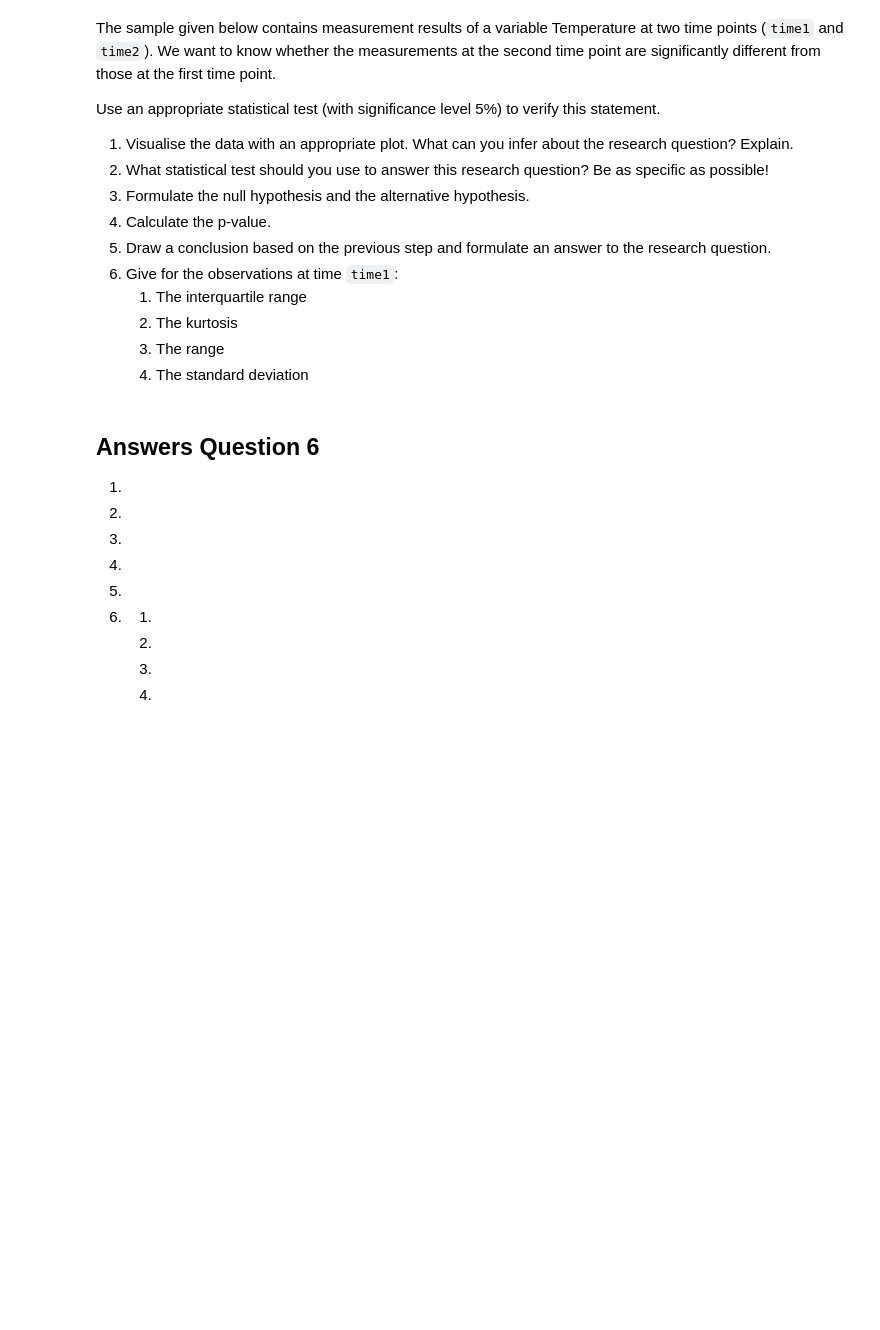
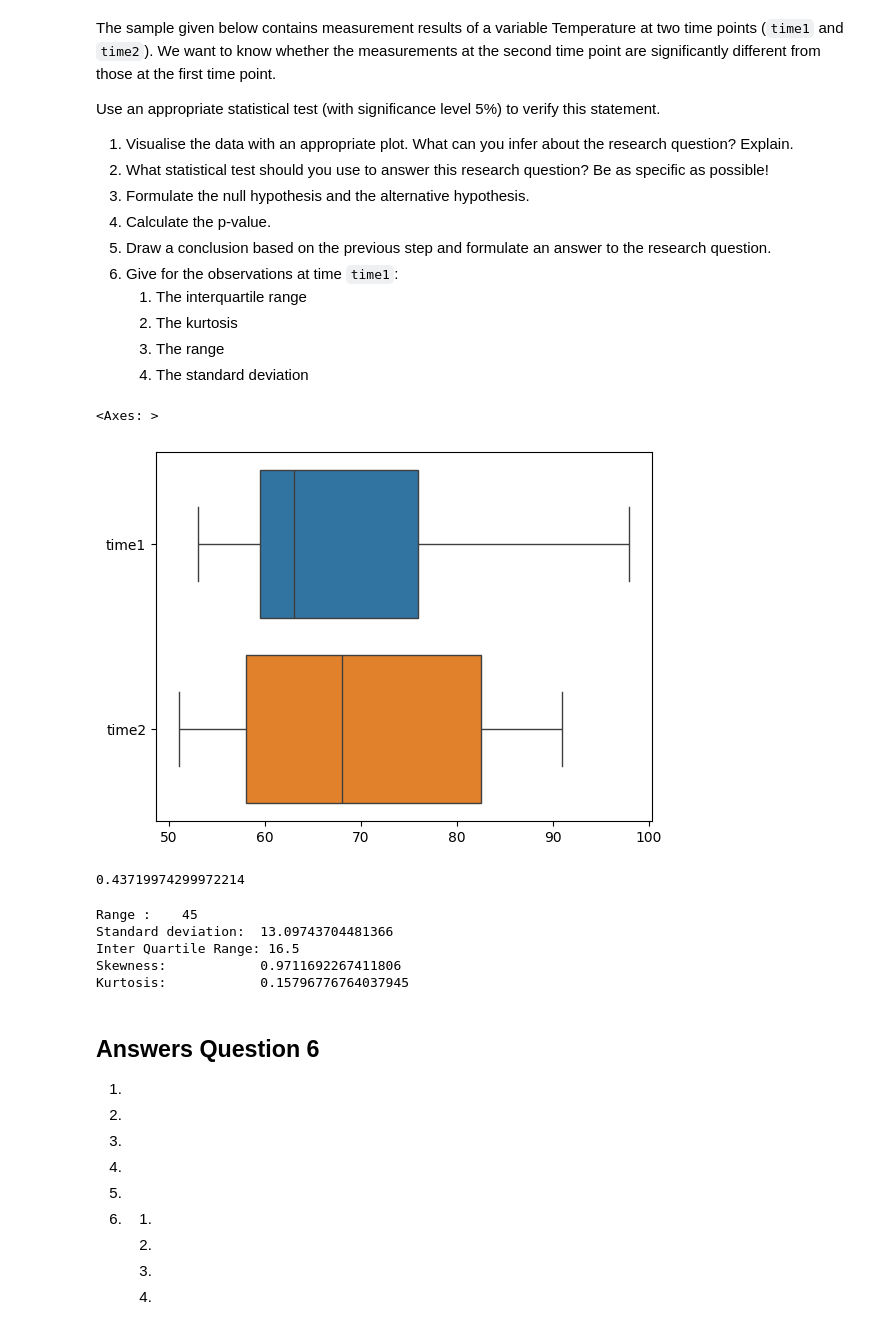
Before and after one commit to BrentVervaet/dsai-labs-bv, a Jupyter notebook: RepeatExercises/DSAI_Sample_Exam_2023.ipynb, the cells around one changed output. Drawn from its saved outputs; the diff is of its cells as text; code cells hidden in the pictures; blank space fills up the shorter version.

```diff
--- a/RepeatExercises/DSAI_Sample_Exam_2023.ipynb
+++ b/RepeatExercises/DSAI_Sample_Exam_2023.ipynb
@@ -128,3 +177,12 @@ temperatures = pd.DataFrame(data={
   'time1': [65, 87, 59, 71, 58, 74, 55, 98, 62, 53, 84, 63, 78, 62, 60],
   'time2': [82, 91, 86, 83, 85, 51, 65, 61, 76, 65, 53, 70, 51, 55, 68]
 })
+# %%
+# is het gemiddelde van de ene rij significant verschillend van het gemiddelde van de andere rij?
+sns.boxplot(
+  data=temperatures,
+  orient='h'
+  )
+# %% [output]
+<Axes: >
+[figure, added]
@@ -130,0 +194,10 @@ temperatures = pd.DataFrame(data={
+# %%
+# alternative = less (mediaan is kleiner op time1)
+# alternative = greater (mediaan is groter op time1)
+# alternatice = two-sided (is er een significant verschil)
+
+s, p_value = stats.ttest_rel(temperatures["time1"],temperatures["time2"], alternative='less')
+
+print(p_value)
+# %% [output]
+0.43719974299972214
@@ -131,3 +208,15 @@ temperatures = pd.DataFrame(data={
+# %%
+print(f"Range :    {temperatures['time1'].max() - temperatures['time1'].min()}")
+print(f"Standard deviation:  {temperatures['time1'].std()}") # Pay attention: n-1 in the denominator
+print("Inter Quartile Range:", temperatures['time1'].quantile(.75) - temperatures['time1'].quantile(.25))
+print(f"Skewness:            {temperatures['time1'].skew()}")
+print(f"Kurtosis:            {temperatures['time1'].kurtosis()}") # hoe afgeplat of puntig is de verdeling
+# %% [output]
+Range :    45
+Standard deviation:  13.09743704481366
+Inter Quartile Range: 16.5
+Skewness:            0.9711692267411806
+Kurtosis:            0.15796776764037945
 # %% [markdown]
 ## Answers Question 6
 
```
Also changed, not shown: parts of 11 cells of this notebook, 1 other file.
